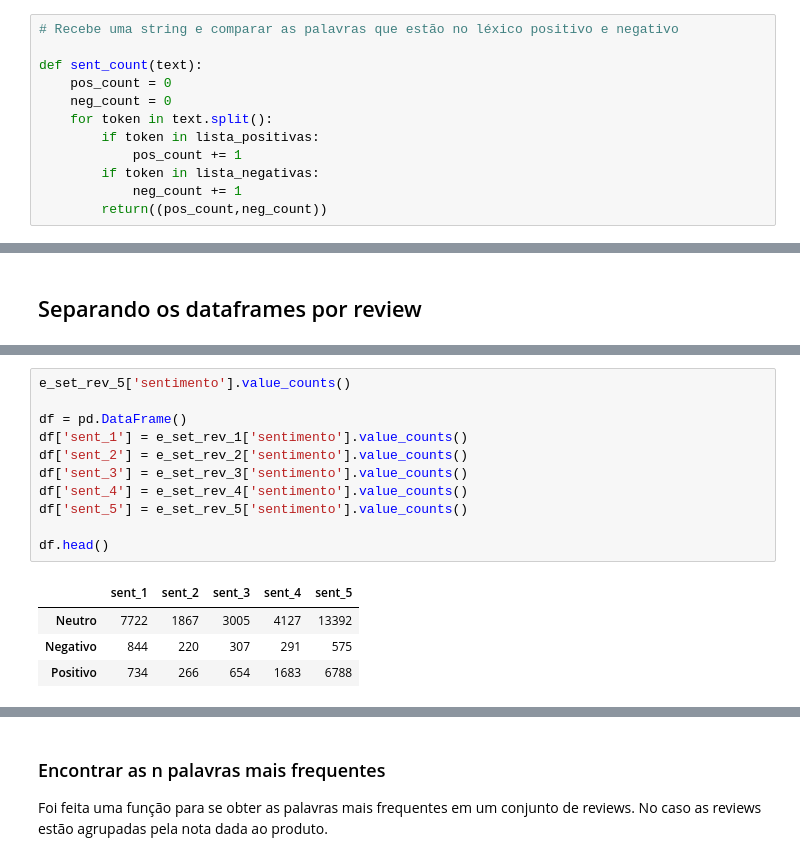
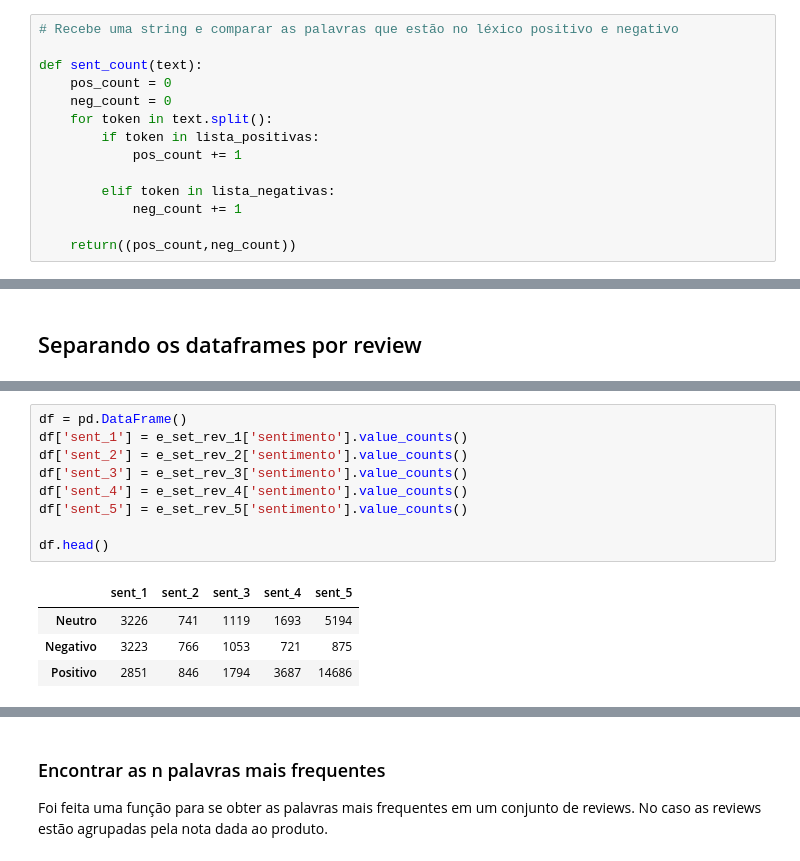
Before and after one commit to lflage/e-commerce_nlp_analysis, a Jupyter notebook: Análise de textos de reviews de e-commerce.ipynb, the cells around one changed output, grey strips where cells are left out. Drawn from its saved outputs; the diff is of its cells as text.

```diff
--- a/Análise de textos de reviews de e-commerce.ipynb
+++ b/Análise de textos de reviews de e-commerce.ipynb
@@ -216,9 +224,11 @@ def sent_count(text):
     for token in text.split():
         if token in lista_positivas:
             pos_count += 1
-        if token in lista_negativas:
+
+        elif token in lista_negativas:
             neg_count += 1
-        return((pos_count,neg_count))
+
+    return((pos_count,neg_count))
 # %%
 for index,row in e_work_set.iterrows():
     x = e_work_set['review_tratada'][index]
@@ -259,19 +269,17 @@ e_set_rev_1.head()
 | 4 | 62.70 | 1 | comprei 2 produtos iguais porém e... | comprar 2 produto igual porm cor ... | v-fin num n adj n prp n adj v-fin... | 0.0 | ... |
 # %%
-e_set_rev_5['sentimento'].value_counts()
-
 df = pd.DataFrame()
 df['sent_1'] = e_set_rev_1['sentimento'].value_counts()
 df['sent_2'] = e_set_rev_2['sentimento'].value_counts()
 df['sent_3'] = e_set_rev_3['sentimento'].value_counts()
 df['sent_4'] = e_set_rev_4['sentimento'].value_counts()
 df['sent_5'] = e_set_rev_5['sentimento'].value_counts()
 
 df.head()
 # %% [output]
 |  | sent_1 | sent_2 | sent_3 | sent_4 | sent_5 |
-| Neutro | 7722 | 1867 | 3005 | 4127 | 13392 |
-| Negativo | 844 | 220 | 307 | 291 | 575 |
-| Positivo | 734 | 266 | 654 | 1683 | 6788 |
+| Neutro | 3226 | 741 | 1119 | 1693 | 5194 |
+| Negativo | 3223 | 766 | 1053 | 721 | 875 |
+| Positivo | 2851 | 846 | 1794 | 3687 | 14686 |
 # %%
 eval_df_1 = e_set_rev_1[e_set_rev_1['sentimento'] == 'Positivo']
```
Also changed, not shown: parts of 12 cells of this notebook, 12 other files.
